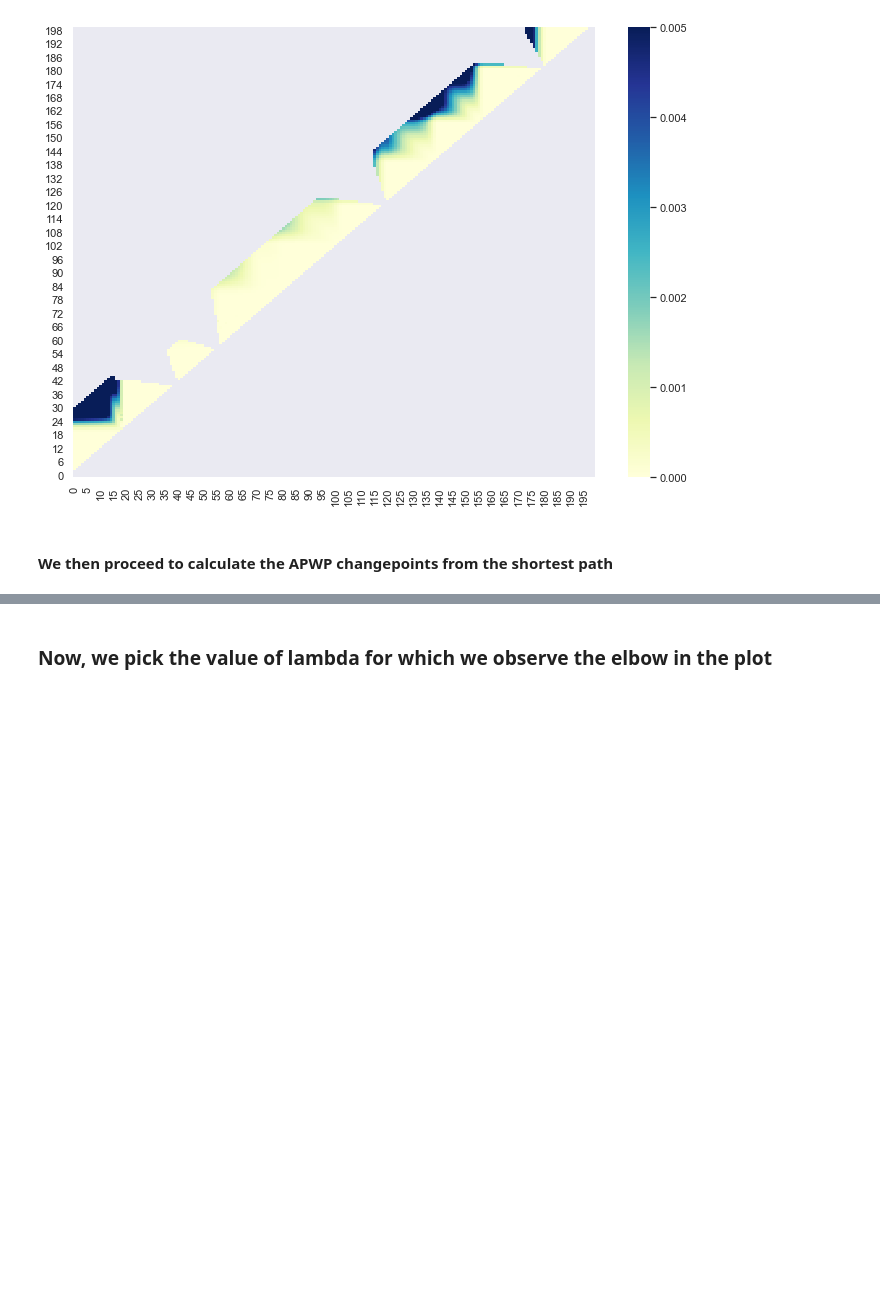
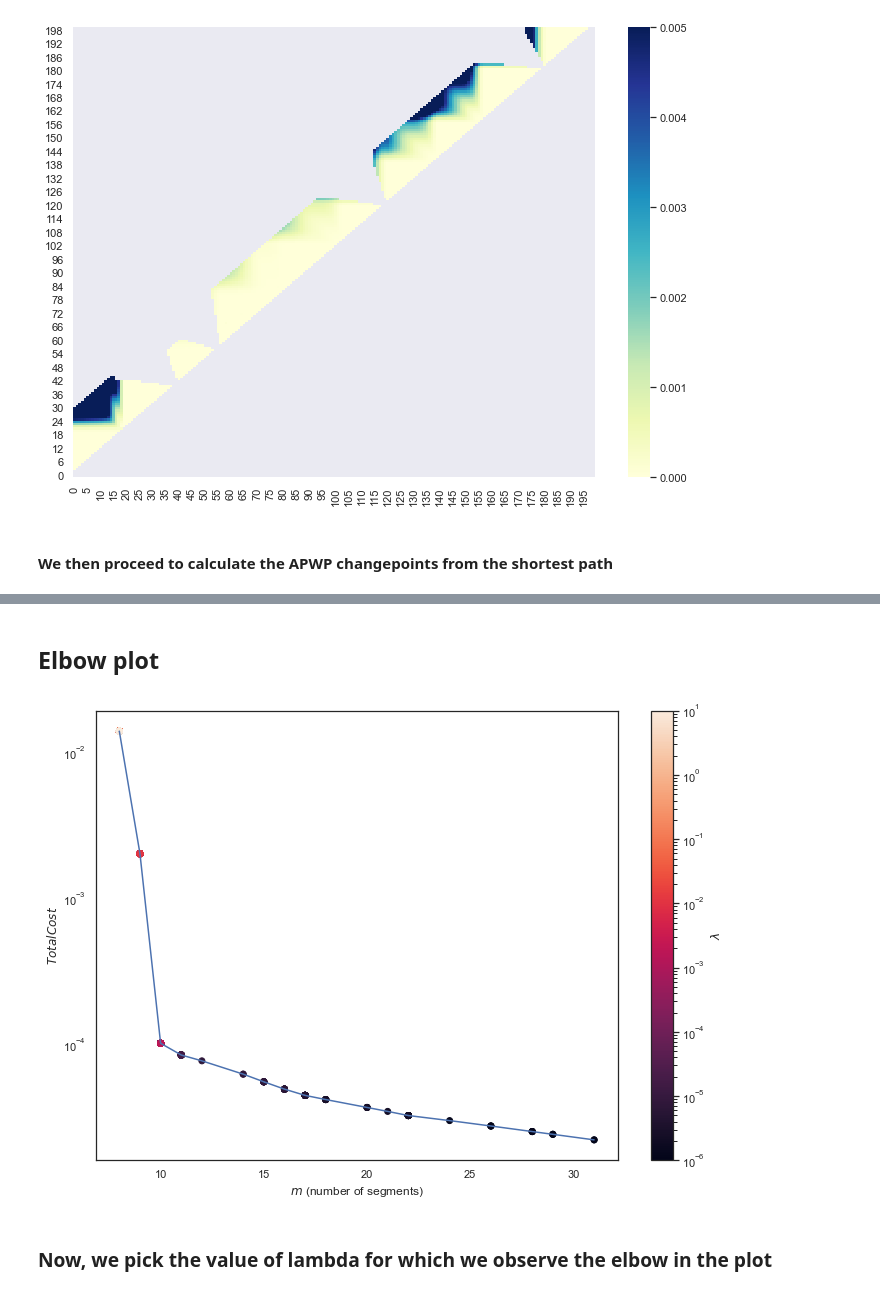
Before and after one commit to LenGallo/PEPy, a Jupyter notebook: APWP.ipynb, the cells around one changed output, grey strips where cells are left out. Saved outputs shown, nothing was run; the diff lists cells and outputs as text; code cells hidden in the pictures; blank space fills up the shorter version.

```diff
--- a/APWP.ipynb
+++ b/APWP.ipynb
@@ -255,16 +254,0 @@ def get_changepoints(Adj_matrix, reg = 0.0001):
-# %%
-all_lamb_log = np.linspace(-6, 0, 1000)
-all_lamb = 10 ** all_lamb_log
-
-all_cost, all_nsegments = [], []
-
-for lamb in all_lamb:
-
-    changepoints, dist_matrix = get_changepoints(Adj_matrix, reg=lamb)
-
-    loss_reg = lamb * len(changepoints)
-    loss = dist_matrix[0,-1]
-    loss1 = loss - loss_reg
-
-    all_nsegments.append(len(changepoints))
-    all_cost.append(loss)
@@ -286,3 +293,21 @@ plt.show()
+# %% [markdown]
+## Elbow plot
+# %%
+from matplotlib.colors import LogNorm
+
+fig = plt.figure()
+ax = fig.add_subplot(1, 1, 1)
+plt.scatter(all_nsegments,all_cost,c=all_lamb, norm=LogNorm())
+plt.plot(all_nsegments, all_cost)
+plt.ylabel('$Total Cost$', size = 12)
+plt.xlabel('$m$ (number of segments)', size = 12)
+
+plt.yscale('log')
+plt.colorbar(label = '$\lambda$')
+
+plt.show()
+# %% [output]
+[figure, added]
 # %% [markdown]
 ### Now, we pick the value of lambda for which we observe the elbow in the plot
 # %%
```
Also changed, not shown: parts of 6 cells of this notebook, 1 other file.
